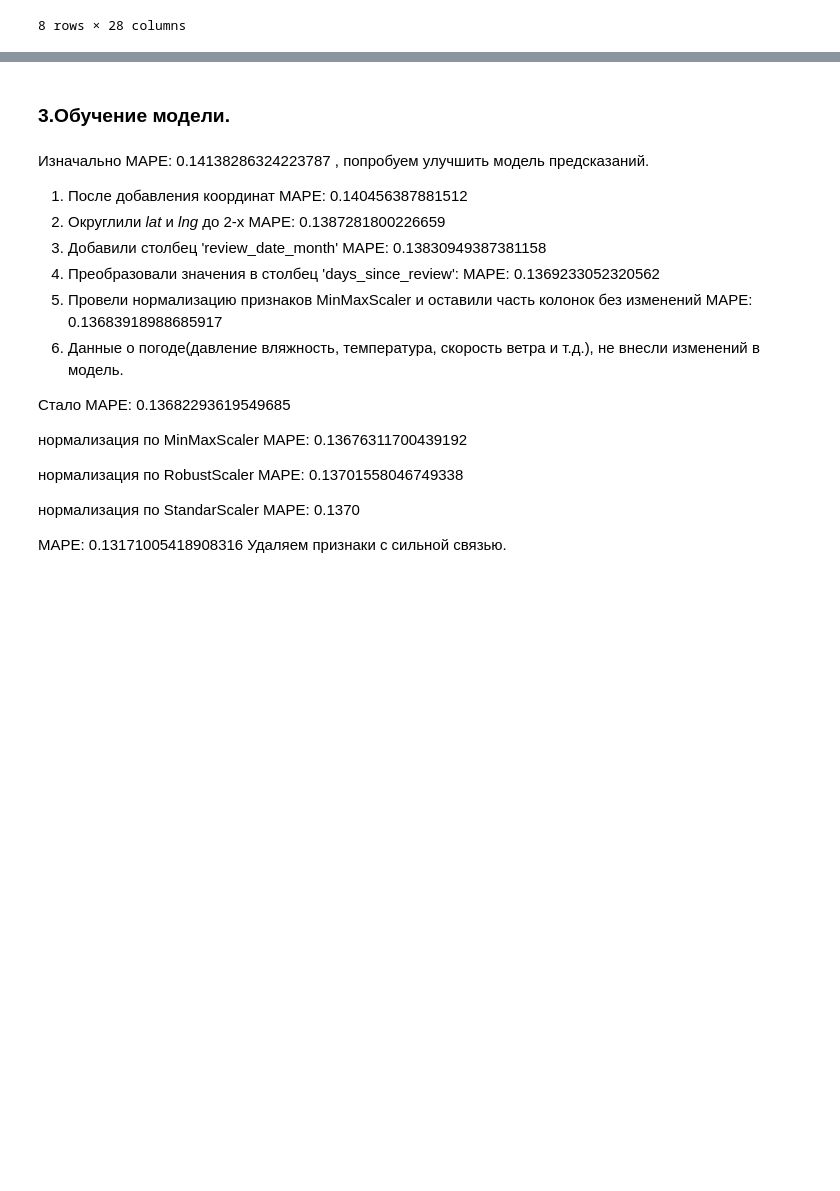
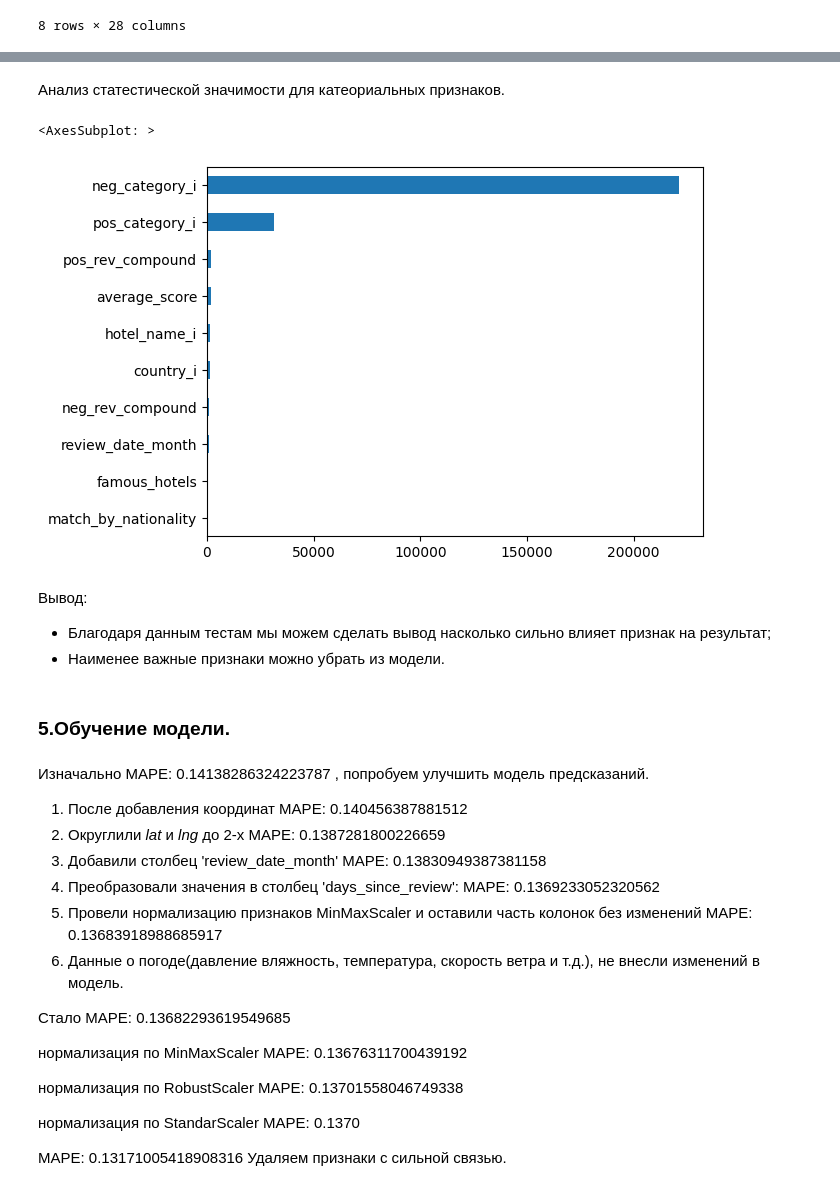
Before and after one commit to Axewyl/Predict_rating_hotels, a Jupyter notebook: EDA_Project_3_model.ipynb, the cells around one changed output, grey strips where cells are left out. Cells and saved outputs as stored; diff of their text form; code cells hidden in the pictures; blank space fills up the shorter version.

```diff
--- a/EDA_Project_3_model.ipynb
+++ b/EDA_Project_3_model.ipynb
@@ -1887,5 +1959,23 @@ df_train.describe()
+# %% [markdown]
+Анализ статестической значимости для катеориальных признаков.
+# %%
+# Переводим в тип 'int', иначе не сработает тест для категориального признака.
+y_temp=y.astype('int')
+
+from sklearn.feature_selection import chi2 # хи-квадрат
+
+imp_cat = pd.Series(chi2(X[cat_cols], y_temp)[0], index=cat_cols)
+imp_cat.sort_values(inplace = True)
+imp_cat.plot(kind = 'barh')
+# %% [output]
+<AxesSubplot: >
+[figure, added]
+# %% [markdown]
+Вывод:
+- Благодаря данным тестам мы можем сделать вывод насколько сильно влияет признак на результат;
+- Наименее важные признаки можно убрать из модели.
 # %% [markdown]
-### 3.Обучение модели.
+### 5.Обучение модели.
 # %%
 # Загружаем специальный инструмент для разбивки:
 from sklearn.model_selection import train_test_split
```
Also changed, not shown: parts of 32 cells of this notebook, 2 other files.
